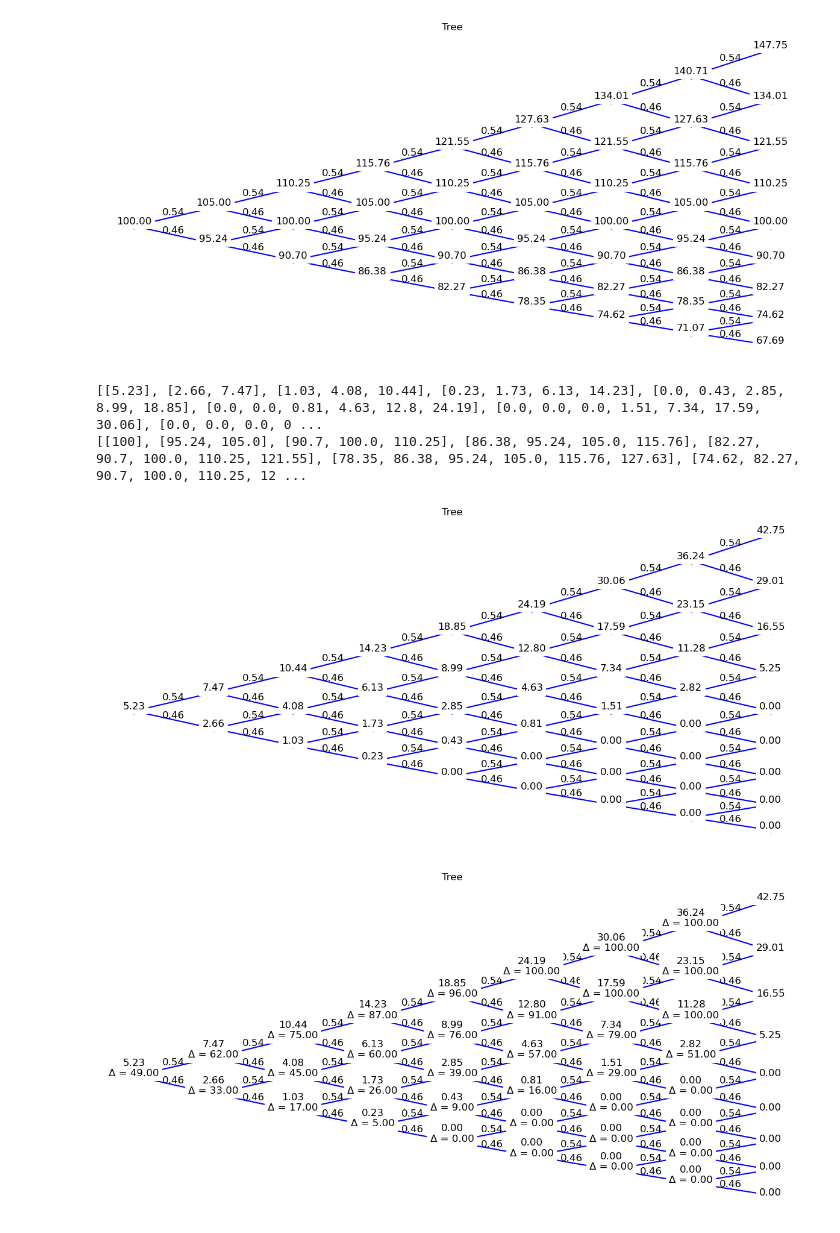
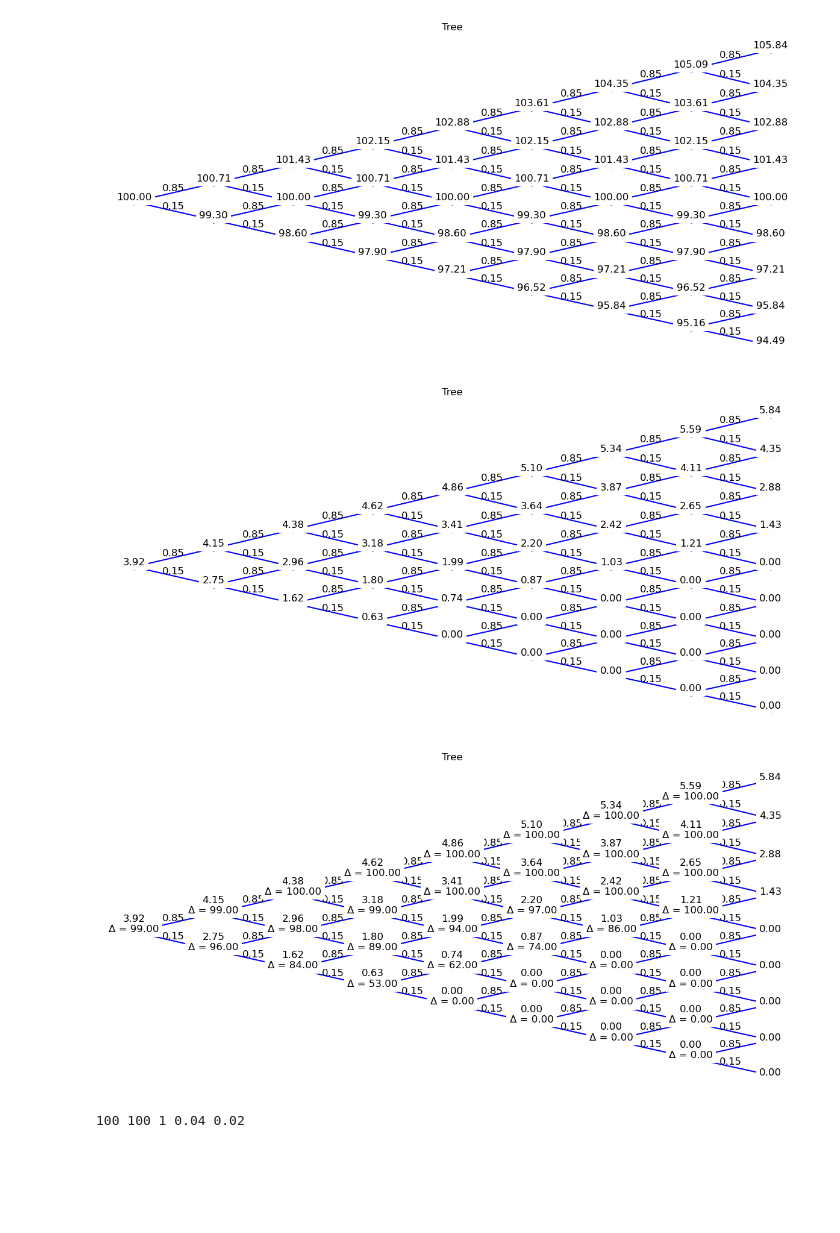
Before and after one commit to JamesRv21/Binomial-Options-Pricing-Model, a Jupyter notebook: binomialTree.ipynb, the cells around one changed output. Saved outputs shown, nothing was run; the diff lists cells and outputs as text; code cells hidden in the pictures; blank space fills up the shorter version.

```diff
--- a/binomialTree.ipynb
+++ b/binomialTree.ipynb
@@ -4,14 +4,18 @@ from scipy.sparse import lil_matrix
 import matplotlib.pyplot as plt
 from labellines import labelLines
 # %%
-up = 1.05
-down = 1/up
-spot = 100
+
 interest = 0.04
 numPeriods = 8
 depth = numPeriods
 timeToExpiration = 1
-strike = 105
+dt = timeToExpiration / numPeriods
+vol = 0.02
+up = np.round(np.exp(vol * np.sqrt(dt)), 4)
+# up = 1.05
+down = 1/up
+spot = 100
+strike = 100
 
 
 
@@ -28,34 +32,34 @@ count = 1
 while count <= depth:
     pricingTree.append(create_level(pricingTree[-1], up, down))
     count = count + 1
 
 mat = lil_matrix((depth+1, depth*2+1), dtype = np.float32)
 
 
 
 for i in range(depth+1):
             value = pricingTree[i]
             rows = np.zeros(i+1, dtype=np.int16) + i
             cols = np.arange(i+1)*2+depth-i
             mat[rows, cols] = value
 
 fig = plt.figure(figsize=[15, 7])
 plt.axis('off')
 plt.title('Tree')
 
 for i in range(depth):
     x = (np.arange(3 + i*2) % 2 == 0) + i
     y = np.arange(0, 2*(i+1)+1) - 1 + (depth-i)
     v = mat[x, y].toarray()[0]
     plt.plot(x, v, 'bo-')
     for i in range(len(x)- 1):
          plt.text((x[i] + x[i+1]) / 2, (v[i] + v[i+1]) / 2, f'{1 - abs(((i % 2) - p)):.2f}', fontsize=12, ha='center', va='bottom')
 
 
     for xi, vi in zip(x, v):
         plt.text(xi, vi, f'{vi:.2f}', fontsize=12, ha='center', va='bottom', bbox=dict(facecolor='white', alpha=1, edgecolor='none'))
 # %% [output]
-[figure, old version]
+[figure, new version]
 # %%
 
 call_value_tree = []
@@ -97,9 +101,7 @@ for i in range(depth):
     for xi, vi, ci in zip(x, v, call_v):
         plt.text(xi, vi, f'{ci:.2f}', fontsize=12, ha='center', va='bottom', bbox=dict(facecolor='white', alpha=1, edgecolor='none'))
 # %% [output]
-[[5.23], [2.66, 7.47], [1.03, 4.08, 10.44], [0.23, 1.73, 6.13, 14.23], [0.0, 0.43, 2.85, 8.99, 18.85], [0.0, 0.0, 0.81, 4.63, 12.8, 24.19], [0.0, 0.0, 0.0, 1.51, 7.34, 17.59, 30.06], [0.0, 0.0, 0.0, 0 ...
-[[100], [95.24, 105.0], [90.7, 100.0, 110.25], [86.38, 95.24, 105.0, 115.76], [82.27, 90.7, 100.0, 110.25, 121.55], [78.35, 86.38, 95.24, 105.0, 115.76, 127.63], [74.62, 82.27, 90.7, 100.0, 110.25, 12 ...
-[figure, old version]
+[figure, new version]
 # %%
 delta_tree = []
 
@@ -145,7 +147,26 @@ for i in range(depth):
         else:
             plt.text(x[j], v[j], f'{call_v[j]:.2f}\nΔ = {delta_v[j]:.2f}', fontsize=12, ha='center', bbox=dict(facecolor='white', alpha=1, edgecolor='none'))
 # %% [output]
-[figure, old version]
+[figure, new version]
+# %%
+import numpy as np
+from scipy.stats import norm
+
+N = norm.cdf
+
+def BS_CALL(S, K, T, r, sigma):
+    d1 = (np.log(S/K) + (r + sigma**2/2)*T) / (sigma*np.sqrt(T))
+    d2 = d1 - sigma * np.sqrt(T)
+    return S * N(d1) - K * np.exp(-r*T)* N(d2)
+
+def BS_PUT(S, K, T, r, sigma):
+    d1 = (np.log(S/K) + (r + sigma**2/2)*T) / (sigma*np.sqrt(T))
+    d2 = d1 - sigma* np.sqrt(T)
+    return K*np.exp(-r*T)*N(-d2) - S*N(-d1)
+
+print(BS_CALL(spot, strike, timeToExpiration, interest, vol))
+# %% [output]
+100 100 1 0.04 0.02
 # %%
 import matplotlib.pyplot as plt
 import numpy as np
```
Also changed, not shown: parts of 1 cell of this notebook.
